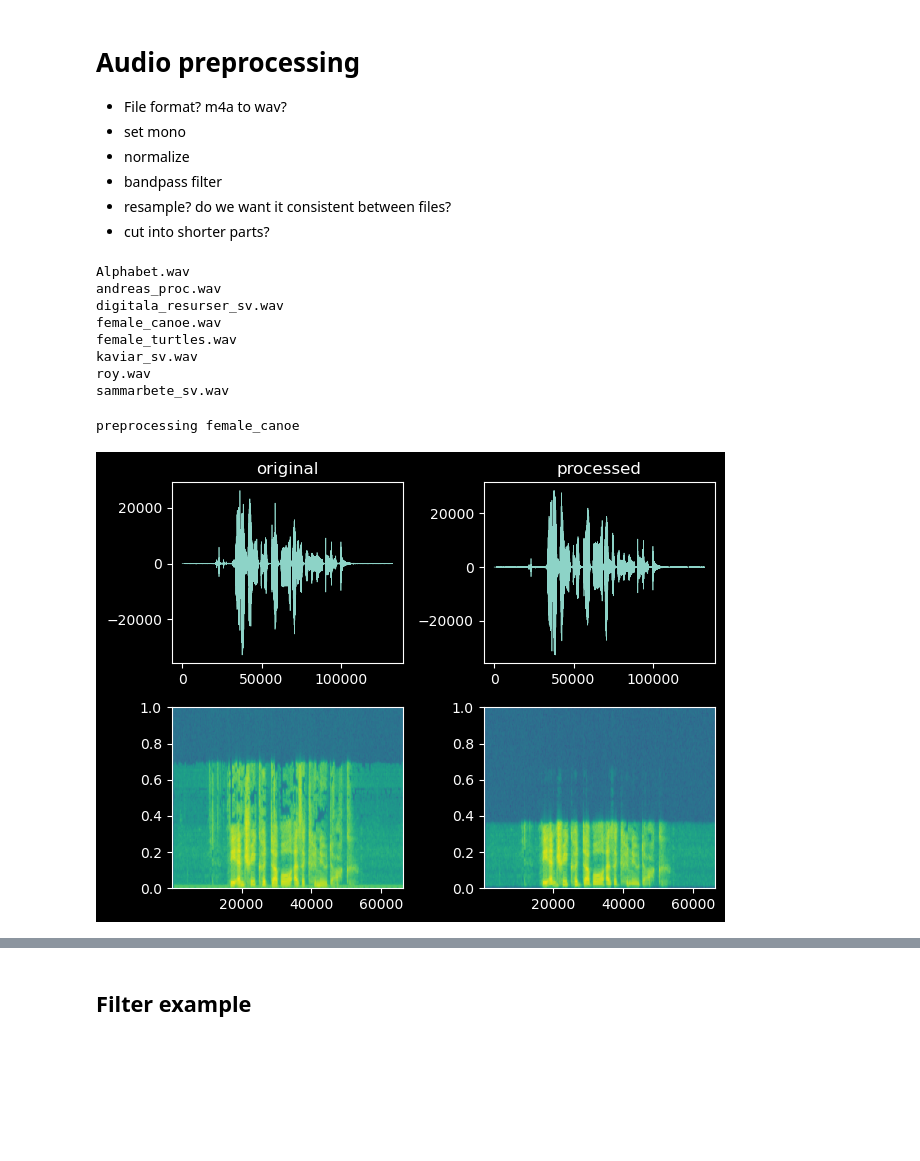
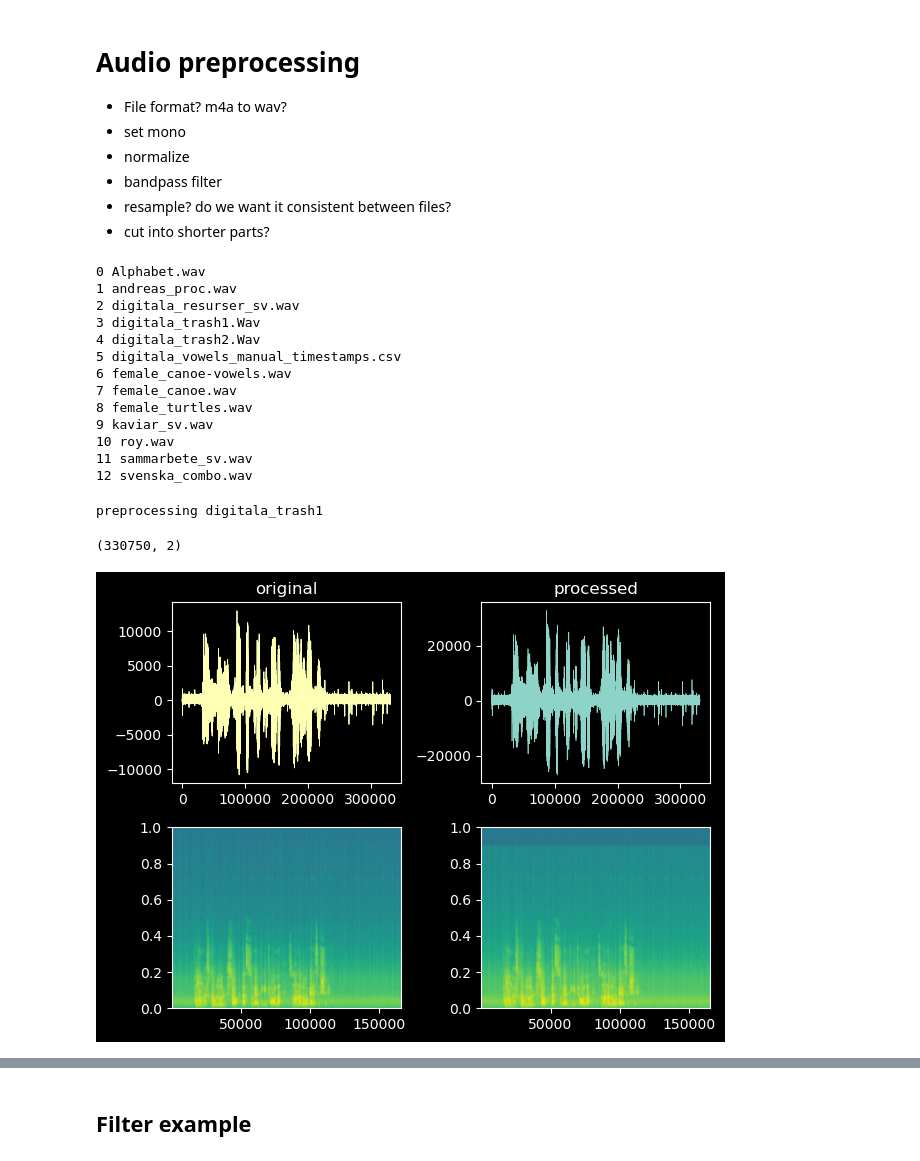
Before and after one commit to TobiasBjork/VowelProject, a Jupyter notebook: preprocess_files.ipynb, the cells around one changed output, grey strips where cells are left out. Cells and saved outputs as stored; diff of their text form; code cells hidden in the pictures; blank space fills up the shorter version.

Commit message:
test distorted audio

```diff
--- a/preprocess_files.ipynb
+++ b/preprocess_files.ipynb
@@ -29,45 +29,54 @@ mpl.rcParams["lines.linewidth"] = 0.5
 folder = "wav_examples"
 
 files = os.listdir(folder)
-for f in files:
-    print(f)
+for i, f in enumerate(files):
+    print(i, f)
 # %% [output]
-Alphabet.wav
-andreas_proc.wav
-digitala_resurser_sv.wav
-female_canoe.wav
-female_turtles.wav
-kaviar_sv.wav
-roy.wav
-sammarbete_sv.wav
+0 Alphabet.wav
+1 andreas_proc.wav
+2 digitala_resurser_sv.wav
+3 digitala_trash1.Wav
+4 digitala_trash2.Wav
+5 digitala_vowels_manual_timestamps.csv
+6 female_canoe-vowels.wav
+7 female_canoe.wav
+8 female_turtles.wav
+9 kaviar_sv.wav
+10 roy.wav
+11 sammarbete_sv.wav
+12 svenska_combo.wav
 # %%
-audio_path = path.join(folder, files[3])
+audio_path = os.path.join(folder, files[3])
 Fs, x_original = readwav(audio_path)
 
-x_pp = preprocess(audio_path, bpfilt=(200, 6000))
+x_pp = preprocess(audio_path, bpfilt=(20, 20000))
 # %% [output]
-preprocessing female_canoe
+preprocessing digitala_trash1
+# %%
+x_original.shape
+# %% [output]
+(330750, 2)
 # %%
 plt.figure()
 
 # signals
 plt.subplot(221)
 plt.plot(x_original)
 plt.title("original")
 plt.subplot(222)
 plt.plot(x_pp)
 plt.title("processed")
 
 # spectrograms
 plt.subplot(223)
-plt.specgram(x_original)
+plt.specgram(x_original[:, 0])
 plt.subplot(224)
 plt.specgram(x_pp)
 
 plt.tight_layout()
 plt.show()
 # %% [output]
-[figure, old version]
+[figure, new version]
 # %%
 ff_original, P_original = signal.periodogram(x_original, Fs)
 ff_pp, P_pp = signal.periodogram(x_pp, Fs)
```
Also changed, not shown: parts of 1 cell of this notebook, 4 other files.
